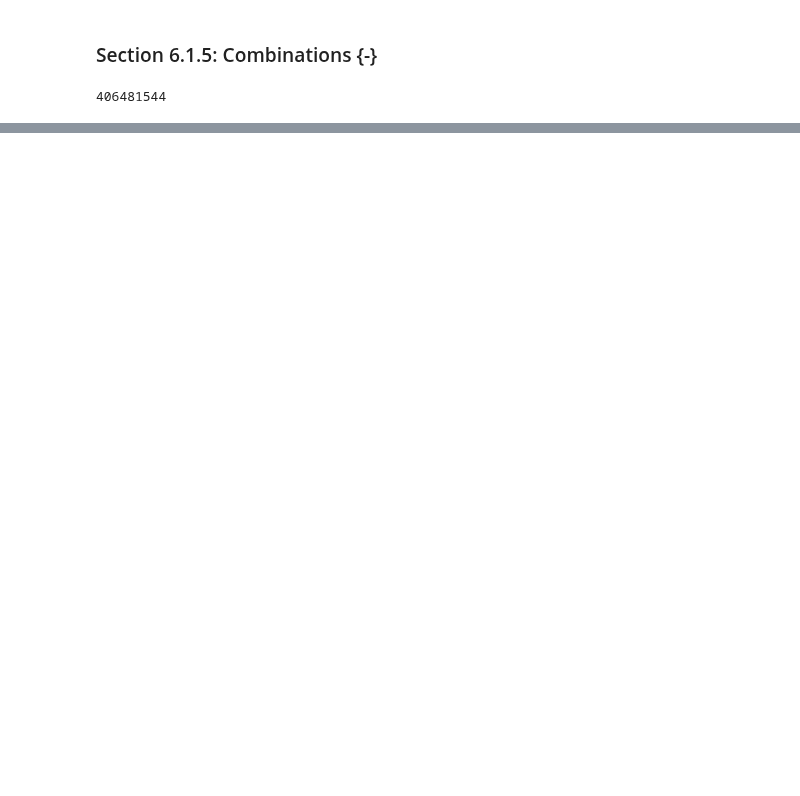
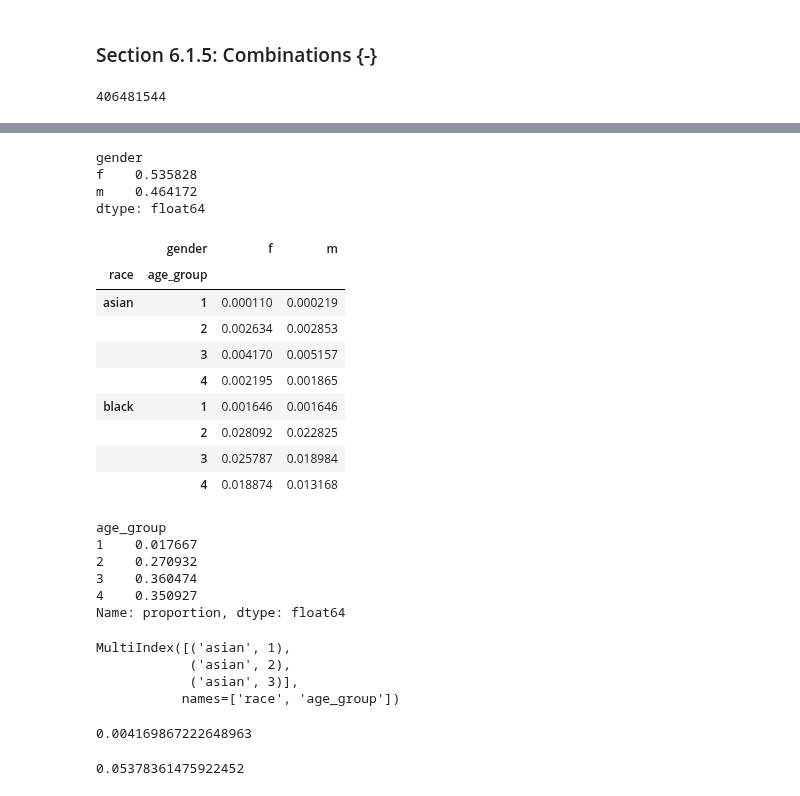
Before and after one commit to jeffallen13/qsspy, a Jupyter notebook: PROBABILITY/probability-py.ipynb, the cells around one changed output, grey strips where cells are left out. Saved outputs shown, nothing was run; the diff lists cells and outputs as text; code cells hidden in the pictures; blank space fills up the shorter version.

```diff
--- a/PROBABILITY/probability-py.ipynb
+++ b/PROBABILITY/probability-py.ipynb
@@ -77,0 +191,67 @@ comb(84, 6)
+# %%
+# column sums
+joint_p.sum(axis='rows')
+# %% [output]
+gender
+f    0.535828
+m    0.464172
+dtype: float64
+# %%
+# Develop age group categories; start with a list of n-1 conditions
+conditions = [
+      (FLVoters.age <= 20)
+    , (FLVoters.age > 20) & (FLVoters.age <= 40)
+    , (FLVoters.age > 40) & (FLVoters.age <= 60)
+]
+
+choices  = [1, 2, 3]
+
+# Assign 4 to voters older than 60
+FLVoters["age_group"] = np.select(conditions, choices, 4)
+
+joint3 = pd.crosstab([FLVoters.race, FLVoters.age_group], FLVoters.gender,
+                     normalize=True)
+
+# print the first 8 rows
+joint3.head(8)
+# %% [output]
+|  | gender | f | m |
+| race | age_group |  |  |
+| asian | 1 | 0.000110 | 0.000219 |
+|  | 2 | 0.002634 | 0.002853 |
+|  | 3 | 0.004170 | 0.005157 |
+|  | 4 | 0.002195 | 0.001865 |
+| black | 1 | 0.001646 | 0.001646 |
+|  | 2 | 0.028092 | 0.022825 |
+|  | 3 | 0.025787 | 0.018984 |
+|  | 4 | 0.018874 | 0.013168 |
+# %%
+# marginal probabilities for age groups
+margin_age = FLVoters['age_group'].value_counts(normalize=True).sort_index()
+
+margin_age
+# %% [output]
+age_group
+1    0.017667
+2    0.270932
+3    0.360474
+4    0.350927
+Name: proportion, dtype: float64
+# %%
+# take a look at the joint3 index for a few observations
+joint3.index[:3]
+# %% [output]
+MultiIndex([('asian', 1),
+            ('asian', 2),
+            ('asian', 3)],
+           names=['race', 'age_group'])
+# %%
+# select elements from a multi-index using .loc and tuples
+joint3.loc[('asian', 3), 'f']
+# %% [output]
+0.004169867222648963
+# %%
+# P(black and female | above 60)
+joint3.loc[('black', 4), 'f'] / margin_age[4]
+# %% [output]
+0.05378361475922452
```
Also changed, not shown: parts of 18 cells of this notebook, 2 other files.
